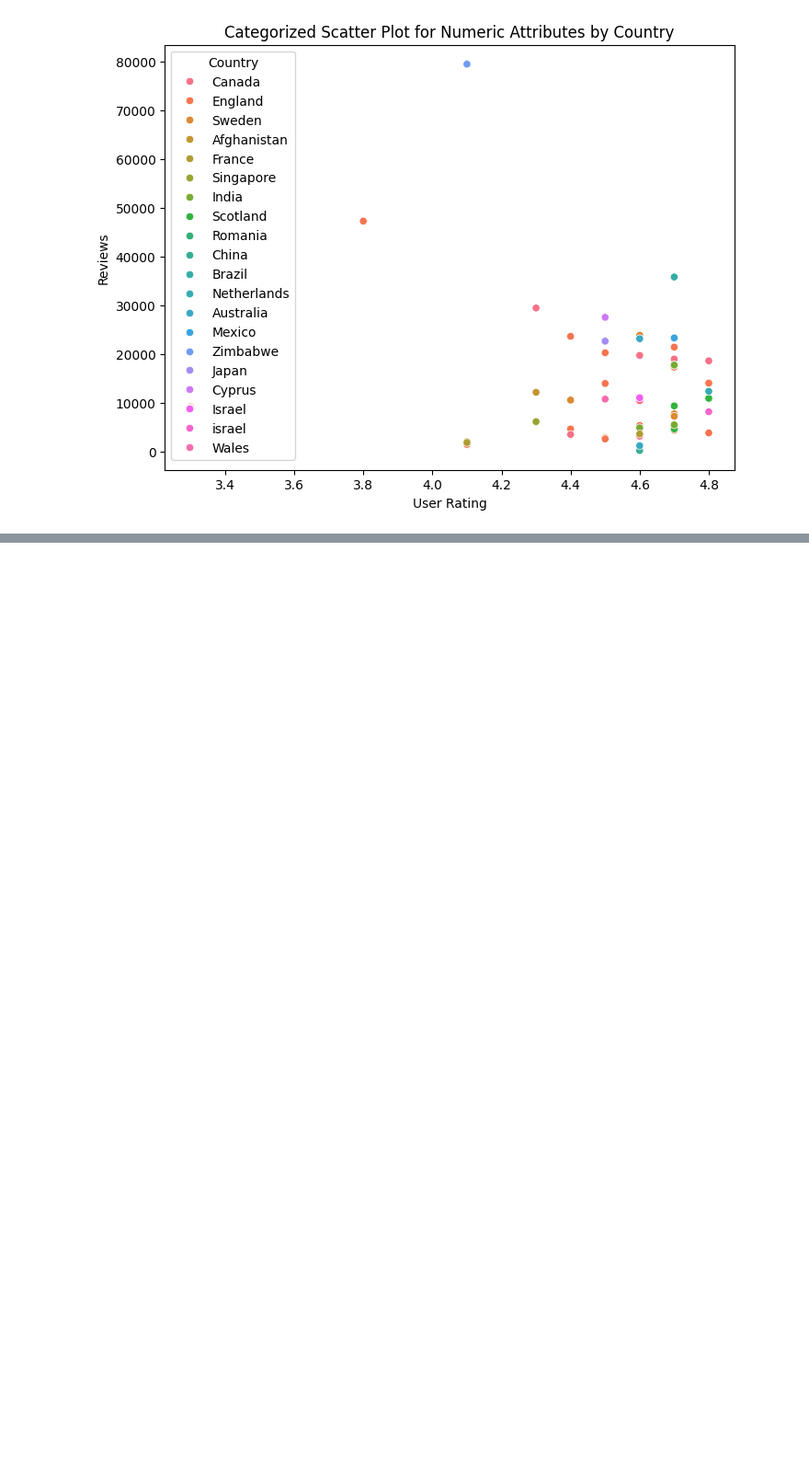
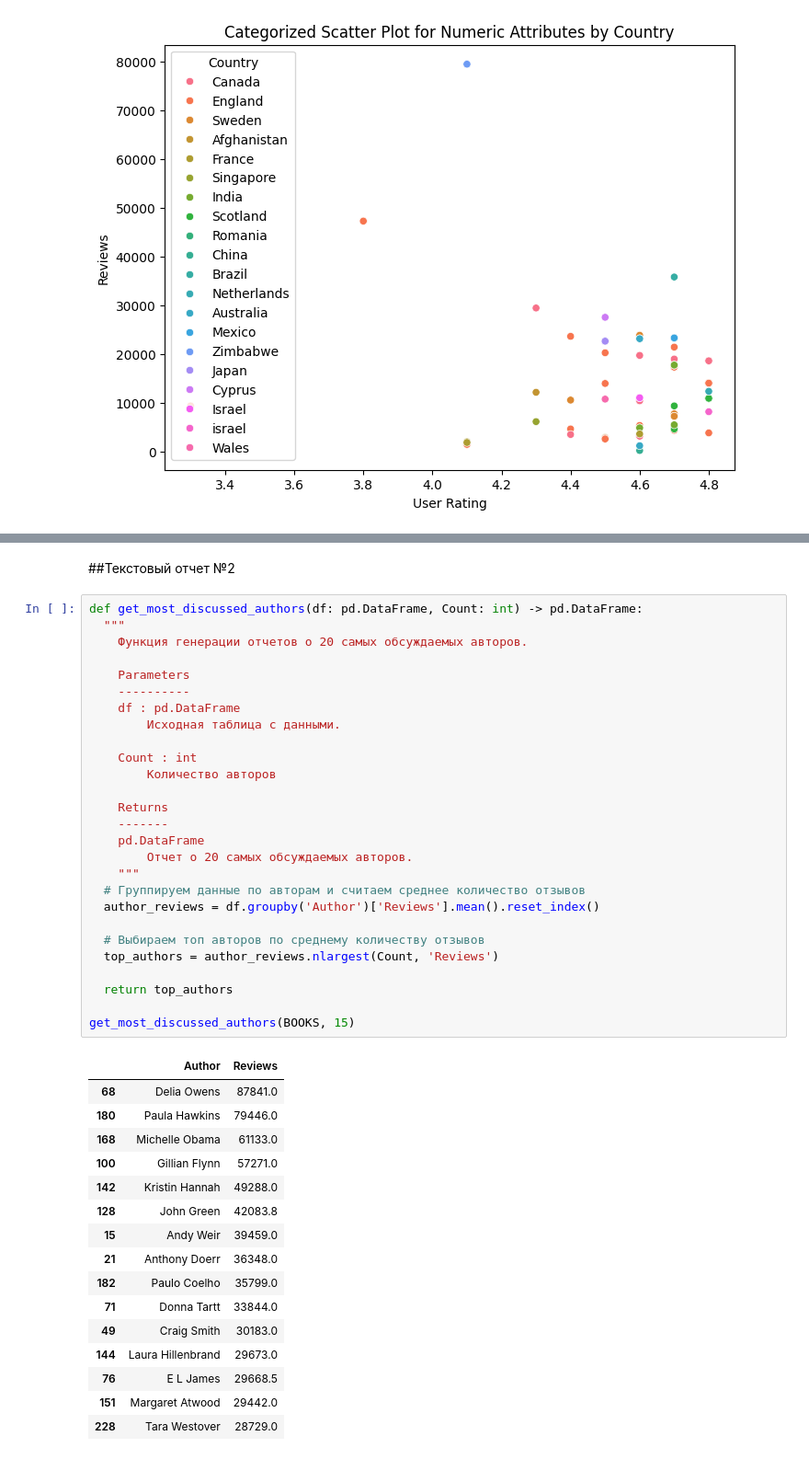
Before and after one commit to p1ugg/Dataset, a Jupyter notebook: main.ipynb, the cells around one changed output, grey strips where cells are left out. Shown at 92% size. Drawn from its saved outputs; the diff is of its cells as text; blank space fills up the shorter version.

```diff
--- a/main.ipynb
+++ b/main.ipynb
@@ -489,0 +537,46 @@ plt.show()
+# %% [markdown]
+##Текстовый отчет №2
+# %%
+def get_most_discussed_authors(df: pd.DataFrame, Count: int) -> pd.DataFrame:
+  """
+    Функция генерации отчетов о 20 самых обсуждаемых авторов.
+
+    Parameters
+    ----------
+    df : pd.DataFrame
+        Исходная таблица с данными.
+
+    Count : int
+        Количество авторов
+
+    Returns
+    -------
+    pd.DataFrame
+        Отчет о 20 самых обсуждаемых авторов.
+    """
+  # Группируем данные по авторам и считаем среднее количество отзывов
+  author_reviews = df.groupby('Author')['Reviews'].mean().reset_index()
+
+  # Выбираем топ авторов по среднему количеству отзывов
+  top_authors = author_reviews.nlargest(Count, 'Reviews')
+
+  return top_authors
+
+get_most_discussed_authors(BOOKS, 15)
+# %% [output]
+|  | Author | Reviews |
+| 68 | Delia Owens | 87841.0 |
+| 180 | Paula Hawkins | 79446.0 |
+| 168 | Michelle Obama | 61133.0 |
+| 100 | Gillian Flynn | 57271.0 |
+| 142 | Kristin Hannah | 49288.0 |
+| 128 | John Green | 42083.8 |
+| 15 | Andy Weir | 39459.0 |
+| 21 | Anthony Doerr | 36348.0 |
+| 182 | Paulo Coelho | 35799.0 |
+| 71 | Donna Tartt | 33844.0 |
+| 49 | Craig Smith | 30183.0 |
+| 144 | Laura Hillenbrand | 29673.0 |
+| 76 | E L James | 29668.5 |
+| 151 | Margaret Atwood | 29442.0 |
+| 228 | Tara Westover | 28729.0 |
```
Also changed, not shown: parts of 7 cells of this notebook.
